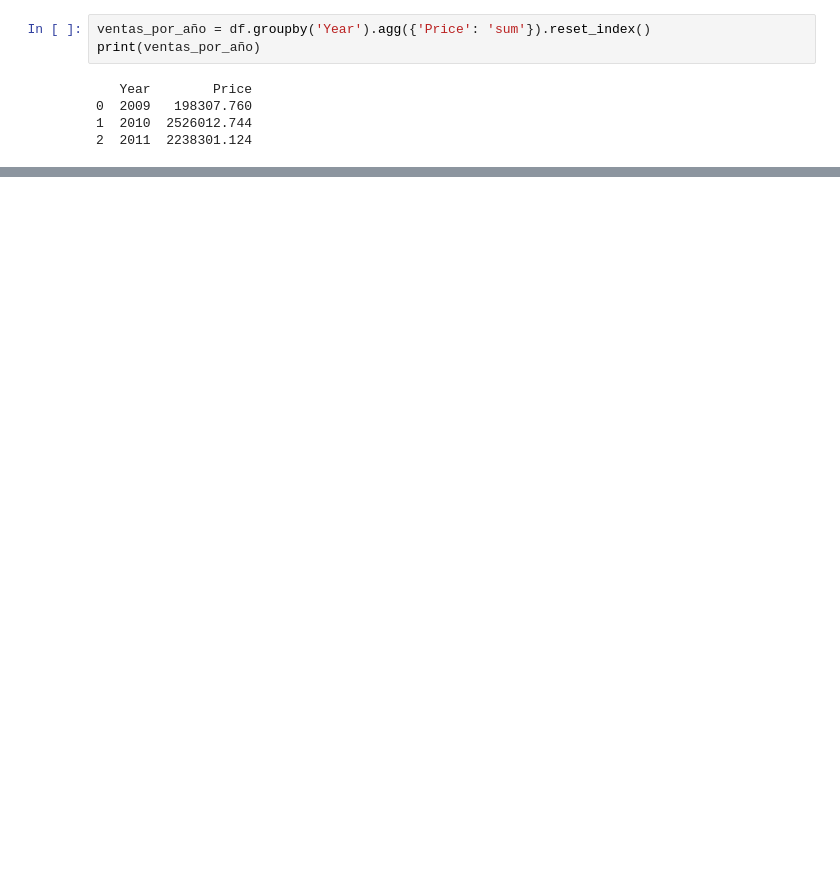
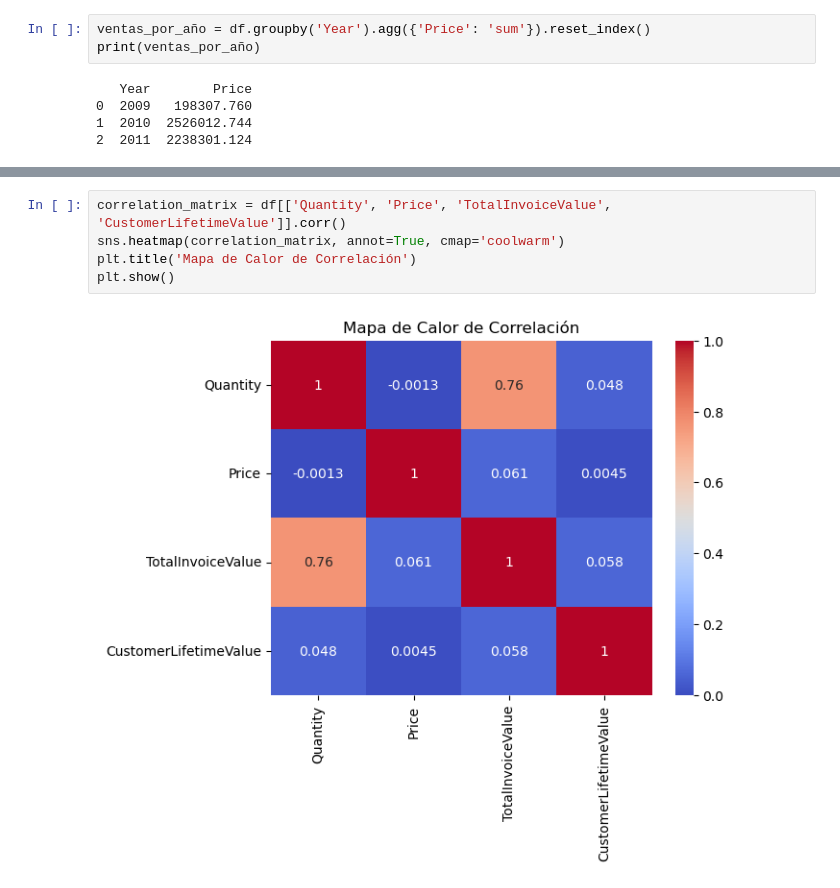
Before and after one commit to No-Country-simulation/s17-17-ft-data-bi, a Jupyter notebook: src/notebooks/eda.ipynb, the cells around one changed output, grey strips where cells are left out. Drawn from its saved outputs; the diff is of its cells as text; blank space fills up the shorter version.

```diff
--- a/src/notebooks/eda.ipynb
+++ b/src/notebooks/eda.ipynb
@@ -419,0 +612,7 @@ print(ventas_por_año)
+# %%
+correlation_matrix = df[['Quantity', 'Price', 'TotalInvoiceValue', 'CustomerLifetimeValue']].corr()
+sns.heatmap(correlation_matrix, annot=True, cmap='coolwarm')
+plt.title('Mapa de Calor de Correlación')
+plt.show()
+# %% [output]
+[figure, added]
```
Also changed, not shown: parts of 18 cells of this notebook, 11 other files.
